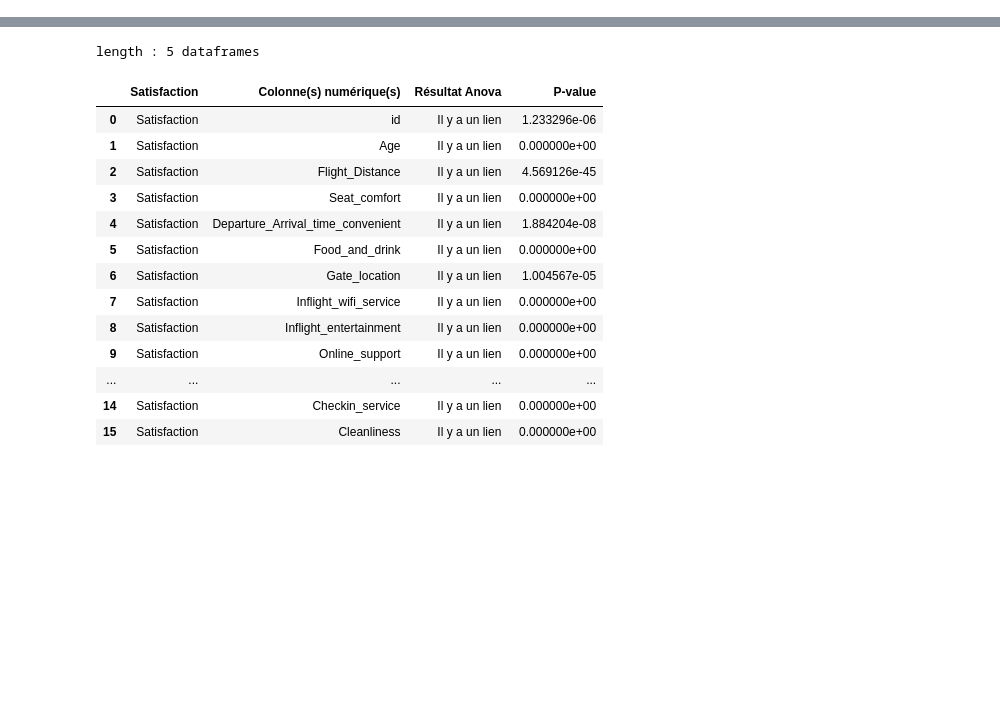
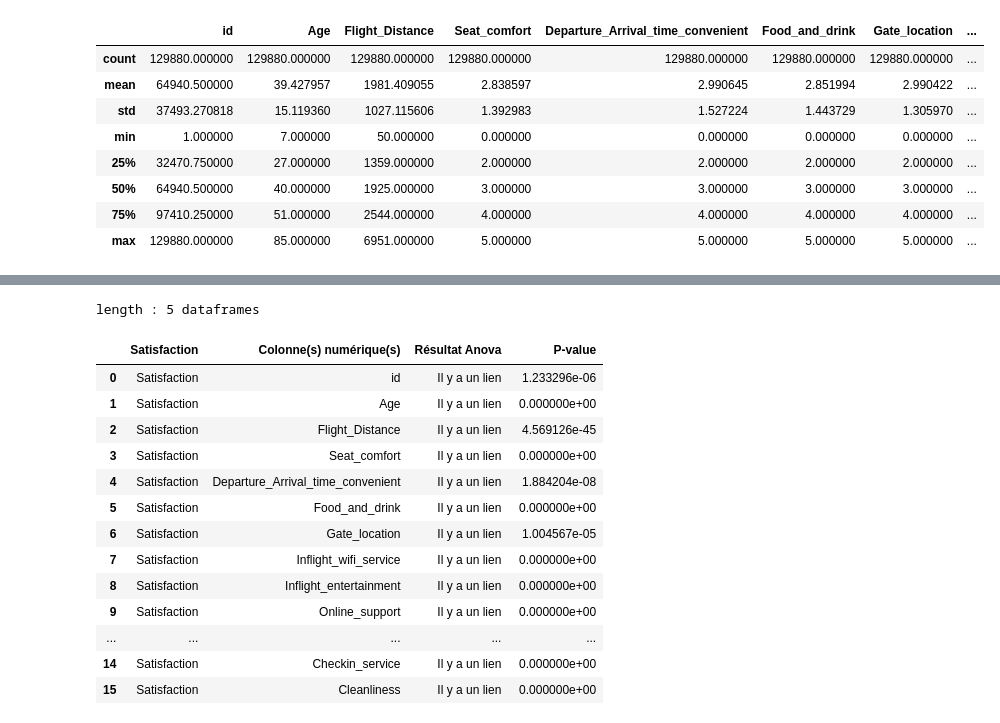
Before and after one commit to data-IA-2022/Airline_David, a Jupyter notebook: eda.ipynb, the cells around one changed output, grey strips where cells are left out. Saved outputs shown, nothing was run; the diff lists cells and outputs as text; code cells hidden in the pictures; blank space fills up the shorter version.

```diff
--- a/eda.ipynb
+++ b/eda.ipynb
@@ -62,0 +64,12 @@ df.select_dtypes(exclude=[object]).corr().style.background_gradient(cmap ='virid
+# %%
+df.describe()
+# %% [output]
+|  | id | Age | Flight_Distance | Seat_comfort | Departure_Arrival_time_convenient | Food_and_drink | Gate_location | ... |
+| count | 129880.000000 | 129880.000000 | 129880.000000 | 129880.000000 | 129880.000000 | 129880.000000 | 129880.000000 | ... |
+| mean | 64940.500000 | 39.427957 | 1981.409055 | 2.838597 | 2.990645 | 2.851994 | 2.990422 | ... |
+| std | 37493.270818 | 15.119360 | 1027.115606 | 1.392983 | 1.527224 | 1.443729 | 1.305970 | ... |
+| min | 1.000000 | 7.000000 | 50.000000 | 0.000000 | 0.000000 | 0.000000 | 0.000000 | ... |
+| 25% | 32470.750000 | 27.000000 | 1359.000000 | 2.000000 | 2.000000 | 2.000000 | 2.000000 | ... |
+| 50% | 64940.500000 | 40.000000 | 1925.000000 | 3.000000 | 3.000000 | 3.000000 | 3.000000 | ... |
+| 75% | 97410.250000 | 51.000000 | 2544.000000 | 4.000000 | 4.000000 | 4.000000 | 4.000000 | ... |
+| max | 129880.000000 | 85.000000 | 6951.000000 | 5.000000 | 5.000000 | 5.000000 | 5.000000 | ... |
```
Also changed, not shown: parts of 19 cells of this notebook.
